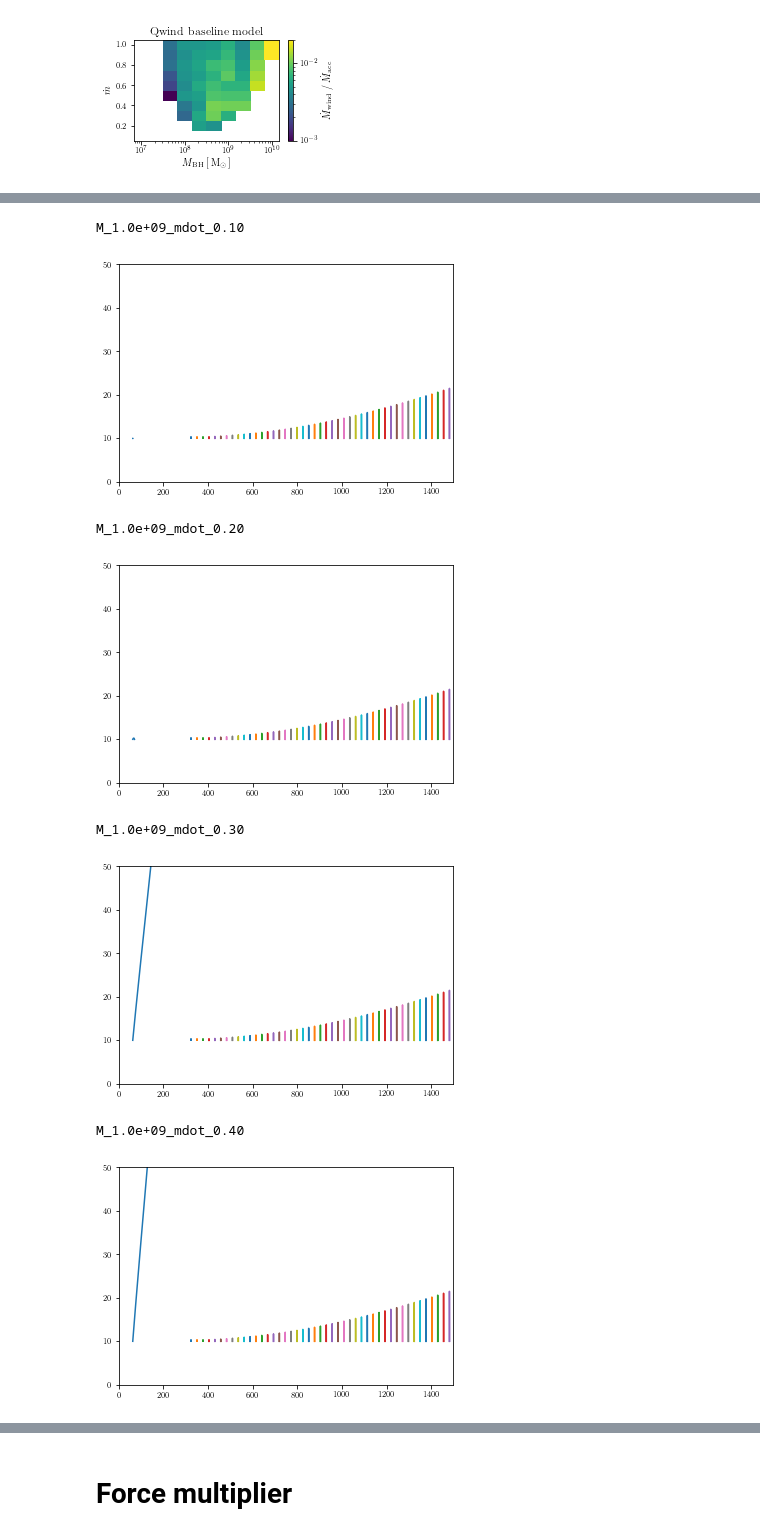
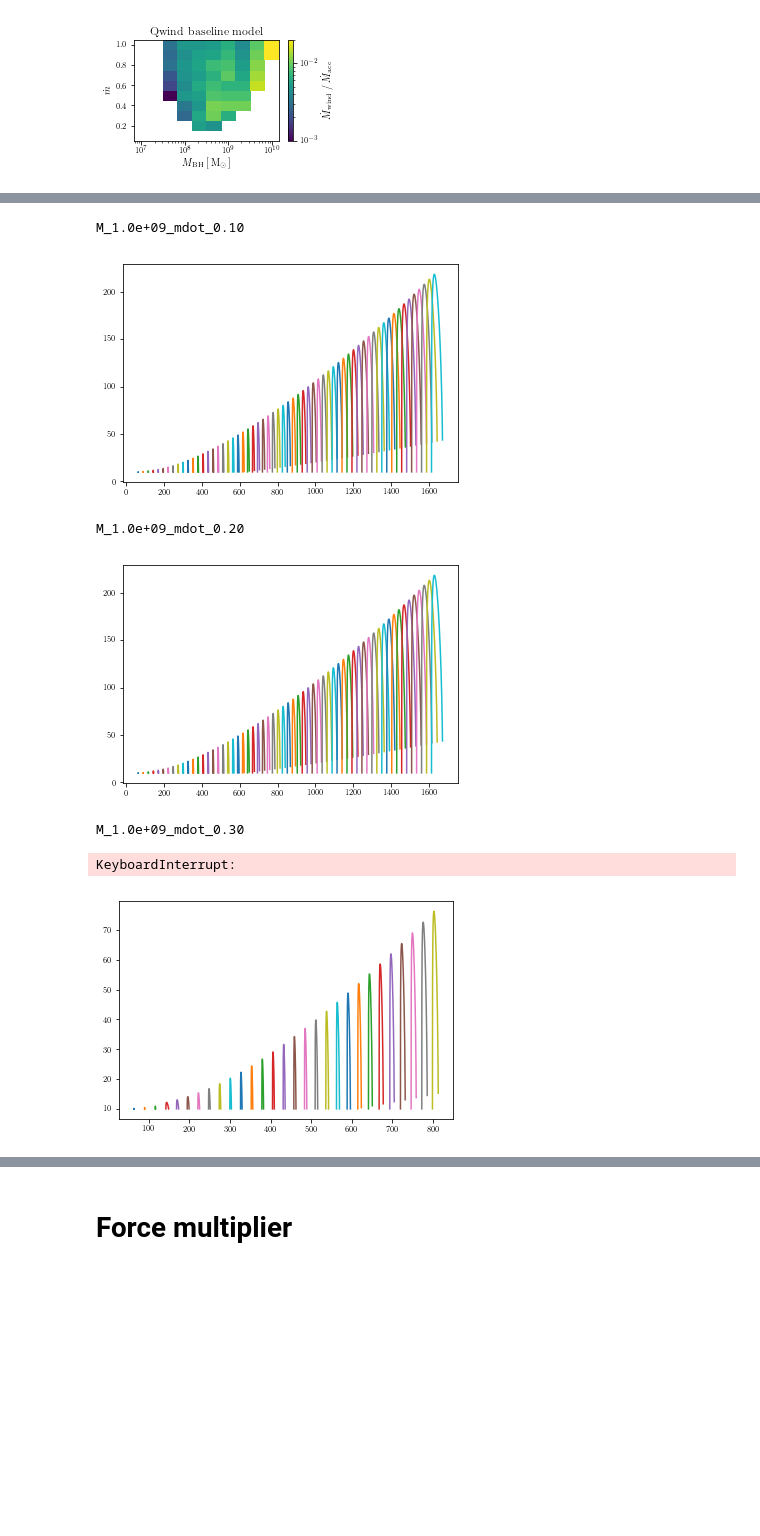
Before and after one commit to arnauqb/qwind, a Jupyter notebook: Notebooks/paper_plots.ipynb, the cells around one changed output, grey strips where cells are left out. Cells and saved outputs as stored; diff of their text form; code cells hidden in the pictures; blank space fills up the shorter version.

```diff
--- a/Notebooks/paper_plots.ipynb
+++ b/Notebooks/paper_plots.ipynb
@@ -215,20 +215,19 @@ ax = plotting.plot_mloss_grid(BASE_FOLDER ,
 # %%
-BASE_FOLDER = "../batch_scripts/super_grid_rin50/rho_100.00_vel_01.00"
+BASE_FOLDER = "../batch_scripts/super_grid_rin50/rho_01.00_vel_10.00/"
 for sample in np.sort(glob(os.path.join(BASE_FOLDER, "M_1.0e+09*"))):
     print(os.path.split(sample)[-1])
     lines = np.sort(glob(os.path.join(sample, "line_*")))
     for line in lines:
         line_data = pd.read_csv(line)
         plt.plot(line_data.R, line_data.Z)
-    plt.xlim(0,1500)
-    plt.ylim(0,50)
+    #plt.xlim(0,1500)
+    #plt.ylim(0,50)
     plt.show()
 # %% [output]
 M_1.0e+09_mdot_0.10
-[figure, old version]
+[figure, new version]
 M_1.0e+09_mdot_0.20
-[figure, old version]
+[figure, new version]
 M_1.0e+09_mdot_0.30
+KeyboardInterrupt:
-[figure, old version]
+[figure, new version]
-M_1.0e+09_mdot_0.40
-[figure, removed]
```
Also changed, not shown: parts of 5 cells of this notebook, 4 other files.
